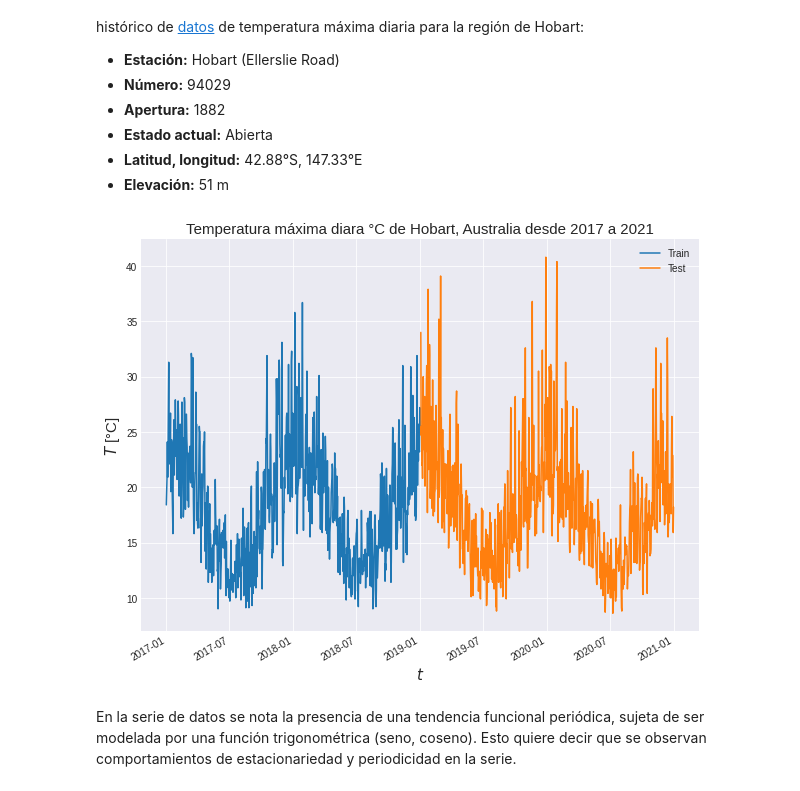
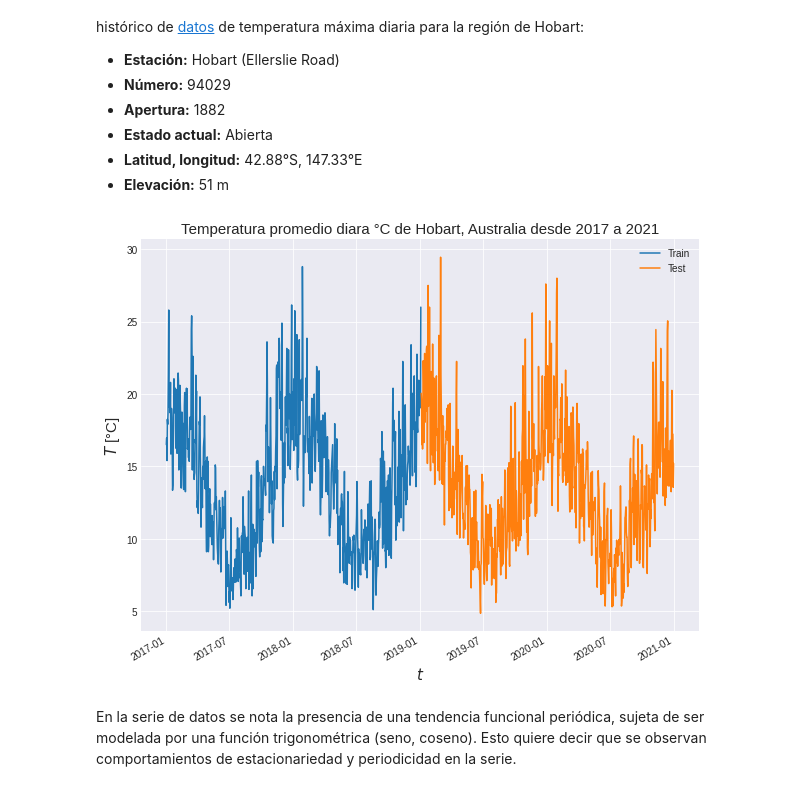
Before and after one commit to scardenol/proc_est2, a Jupyter notebook: P3.ipynb, the cells around one changed output. Saved outputs shown, nothing was run; the diff lists cells and outputs as text; code cells hidden in the pictures.

```diff
--- a/P3.ipynb
+++ b/P3.ipynb
@@ -37,20 +38,31 @@ Se descargaron los datos del [Australian Government Bureau of Meteorology](http:
 *   **Elevación:** 51 m
 # %%
 # Urls raw del repo de github
-url = 'https://github.com/scardenol/proc_est2/blob/main/data/IDCJAC0010_094029_1800_Data.csv?raw=true'
+url1 = 'https://github.com/scardenol/proc_est2/blob/main/data/IDCJAC0010_094029_1800_Data.csv?raw=true' # Max
+url2 = 'https://github.com/scardenol/proc_est2/blob/main/min/IDCJAC0011_94029_1800_Data.csv?raw=true' # Min
 
 # Leer los datos en csv
-data = pd.read_csv(url, delimiter=',')
-data.index = pd.to_datetime((data['Year']*10000+data['Month']*100+data['Day']).apply(str), format='%Y-%m-%d')
+data1 = pd.read_csv(url1, delimiter=',')
+data1.index = pd.to_datetime((data1['Year']*10000+data1['Month']*100+data1['Day']).apply(str), format='%Y-%m-%d')
+data2 = pd.read_csv(url2, delimiter=',')
+data2.index = pd.to_datetime((data2['Year']*10000+data2['Month']*100+data2['Day']).apply(str), format='%Y-%m-%d')
 
 # Filtrar de 2017 a 2021
-data = data.loc['2017-01-01':'2021-01-01']
+data1 = data1.loc['2017-01-01':'2021-01-01']
+data2 = data2.loc['2017-01-01':'2021-01-01']
 
-# Filtrar columna de temperatura máxima
-data = data['Maximum temperature (Degree C)']
+# Filtrar columna de temperatura máxima y mínima
+data1 = data1['Maximum temperature (Degree C)']
+data2 = data2['Minimum temperature (Degree C)']
 
 # Quitar valores NA
+data1 = data1.dropna()
+data2 = data2.dropna()
+
+# Promedio
+data = (data1+data2)/2
 data = data.dropna()
+data = data.rename('Average temperature (Degree C)')
 
 # Separación de datos en train y test
 mid = len(data)//2
@@ -59,16 +71,16 @@ test = data[mid+1:]
 # %%
 # Visualizar
 
 plt.figure(figsize=(10,8))
 train.plot();
 test.plot();
-title = r'Temperatura máxima diara °C de Hobart, Australia desde 2017 a 2021'
+title = r'Temperatura promedio diara °C de Hobart, Australia desde 2017 a 2021'
 plt.title(title, fontsize = 15);
 plt.xlabel('$t$', fontsize = 15);
 plt.ylabel('$T$ [°C]', fontsize = 15);
 plt.legend(['Train','Test']);
 # %% [output]
-[figure, old version]
+[figure, new version]
 # %% [markdown]
 En la serie de datos se nota la presencia de una tendencia funcional periódica, sujeta de ser modelada por una función trigonométrica (seno, coseno). Esto quiere decir que se observan comportamientos de estacionariedad y periodicidad en la serie.
 # %% [markdown]
```
Also changed, not shown: parts of 24 cells of this notebook.
